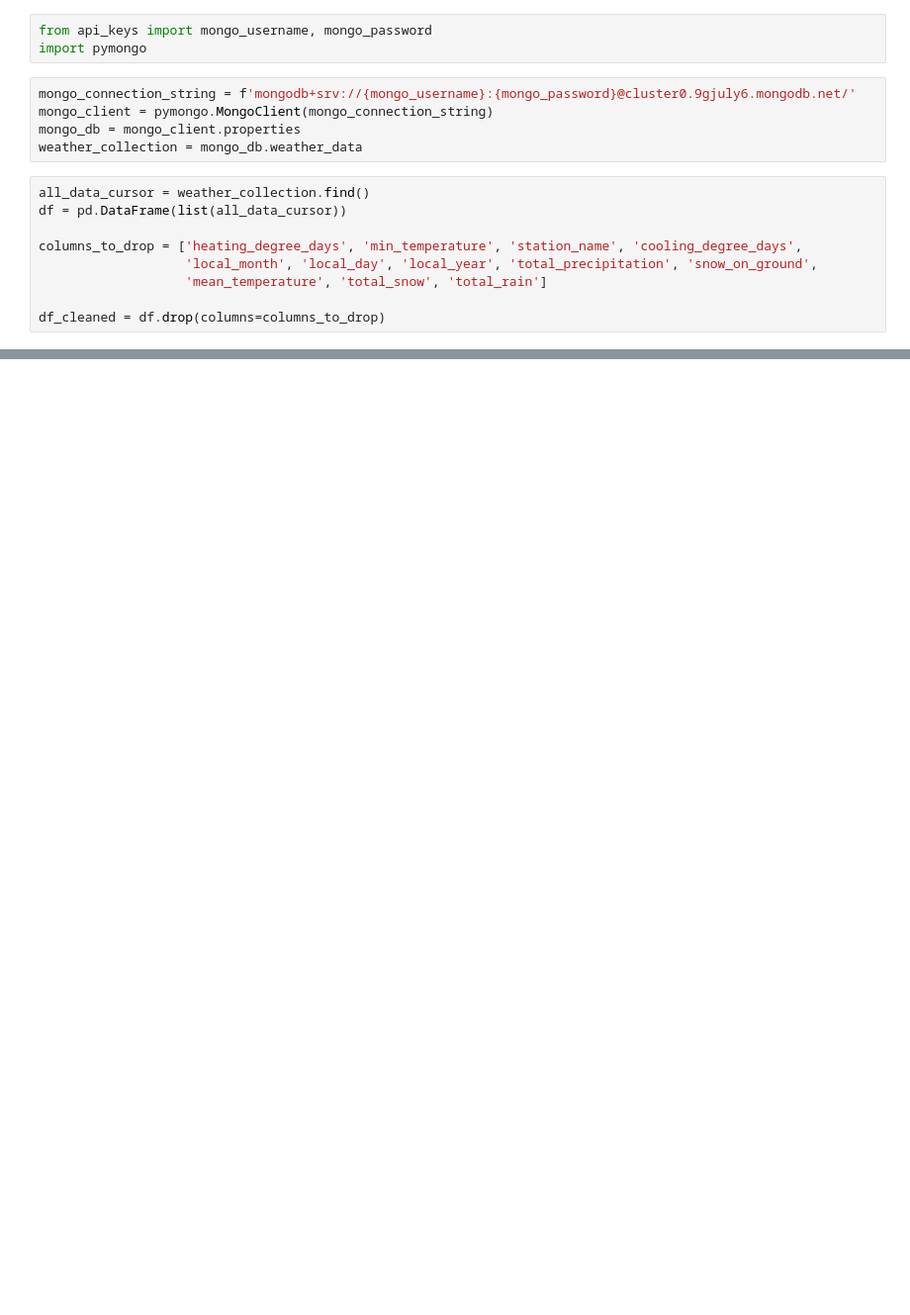
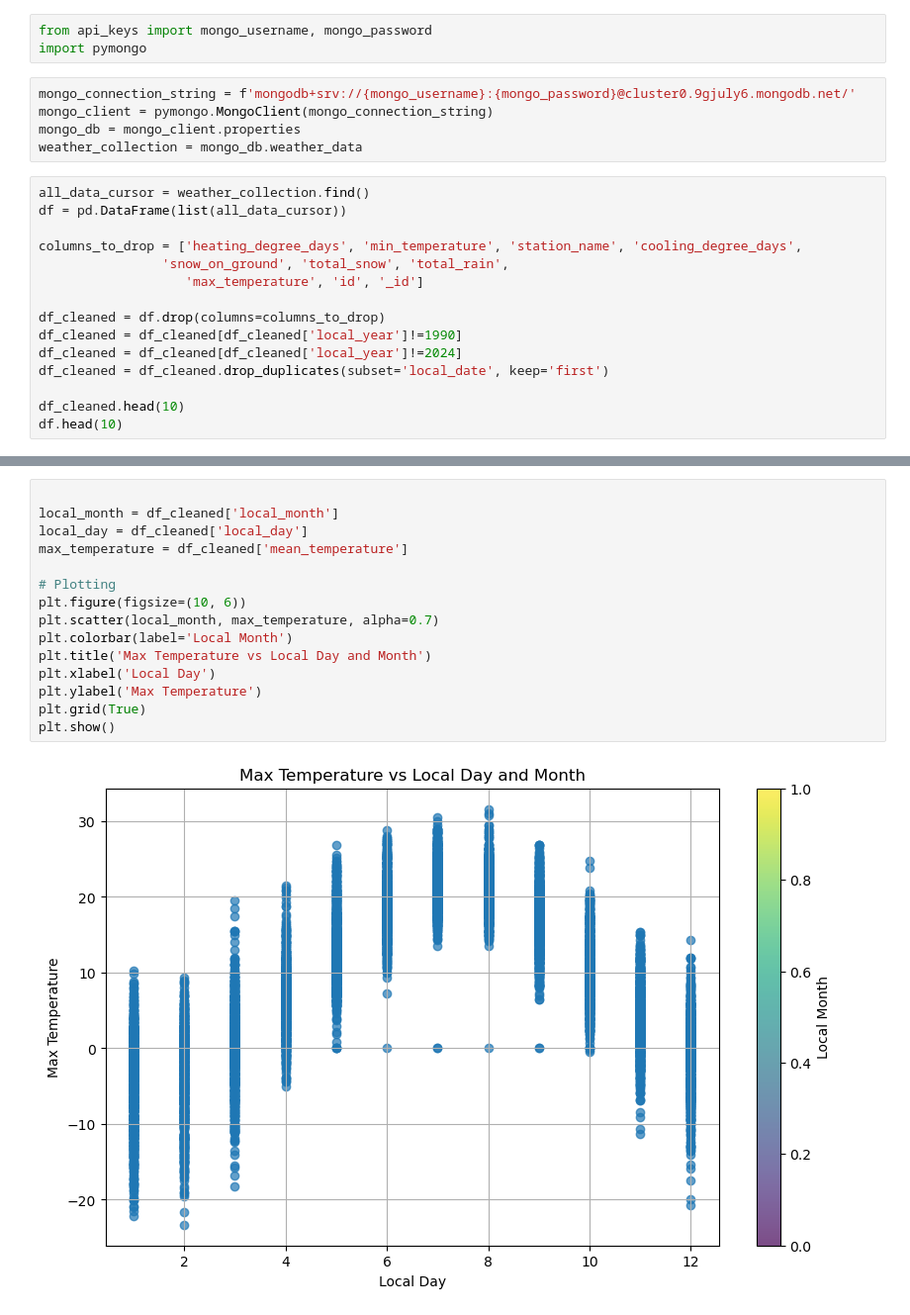
Before and after one commit to MaisieDeGraaf/Housing-Project_Final, a Jupyter notebook: Weather_2.ipynb, the cells around one changed output, grey strips where cells are left out. Shown at 99% size. Cells and saved outputs as stored; diff of their text form; blank space fills up the shorter version.

```diff
--- a/Weather_2.ipynb
+++ b/Weather_2.ipynb
@@ -20,7 +20,13 @@ all_data_cursor = weather_collection.find()
 df = pd.DataFrame(list(all_data_cursor))
 
 columns_to_drop = ['heating_degree_days', 'min_temperature', 'station_name', 'cooling_degree_days',
-                   'local_month', 'local_day', 'local_year', 'total_precipitation', 'snow_on_ground',
-                   'mean_temperature', 'total_snow', 'total_rain']
+                'snow_on_ground', 'total_snow', 'total_rain',
+                   'max_temperature', 'id', '_id']
 
 df_cleaned = df.drop(columns=columns_to_drop)
+df_cleaned = df_cleaned[df_cleaned['local_year']!=1990]
+df_cleaned = df_cleaned[df_cleaned['local_year']!=2024]
+df_cleaned = df_cleaned.drop_duplicates(subset='local_date', keep='first')
+
+df_cleaned.head(10)
+df.head(10)
@@ -89,0 +358,17 @@ Epoch 10/10
+# %%
+
+local_month = df_cleaned['local_month']
+local_day = df_cleaned['local_day']
+max_temperature = df_cleaned['mean_temperature']
+
+# Plotting
+plt.figure(figsize=(10, 6))
+plt.scatter(local_month, max_temperature, alpha=0.7)
+plt.colorbar(label='Local Month')
+plt.title('Max Temperature vs Local Day and Month')
+plt.xlabel('Local Day')
+plt.ylabel('Max Temperature')
+plt.grid(True)
+plt.show()
+# %% [output]
+[figure, added]
```
Also changed, not shown: parts of 22 cells of this notebook, 1 other file.
